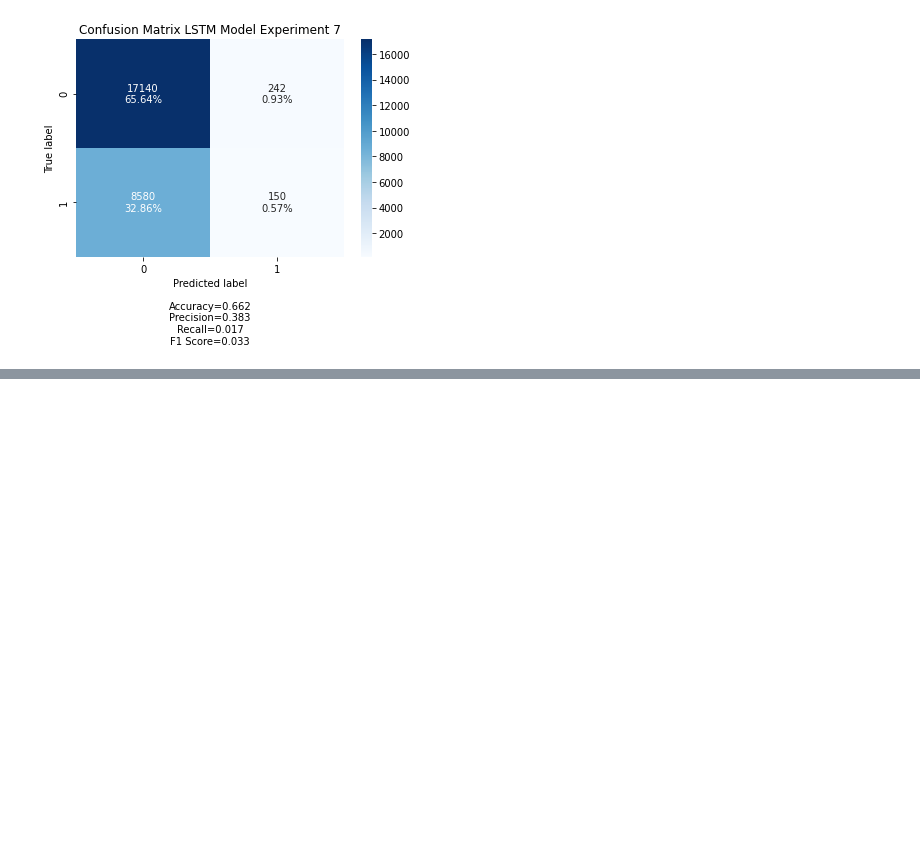
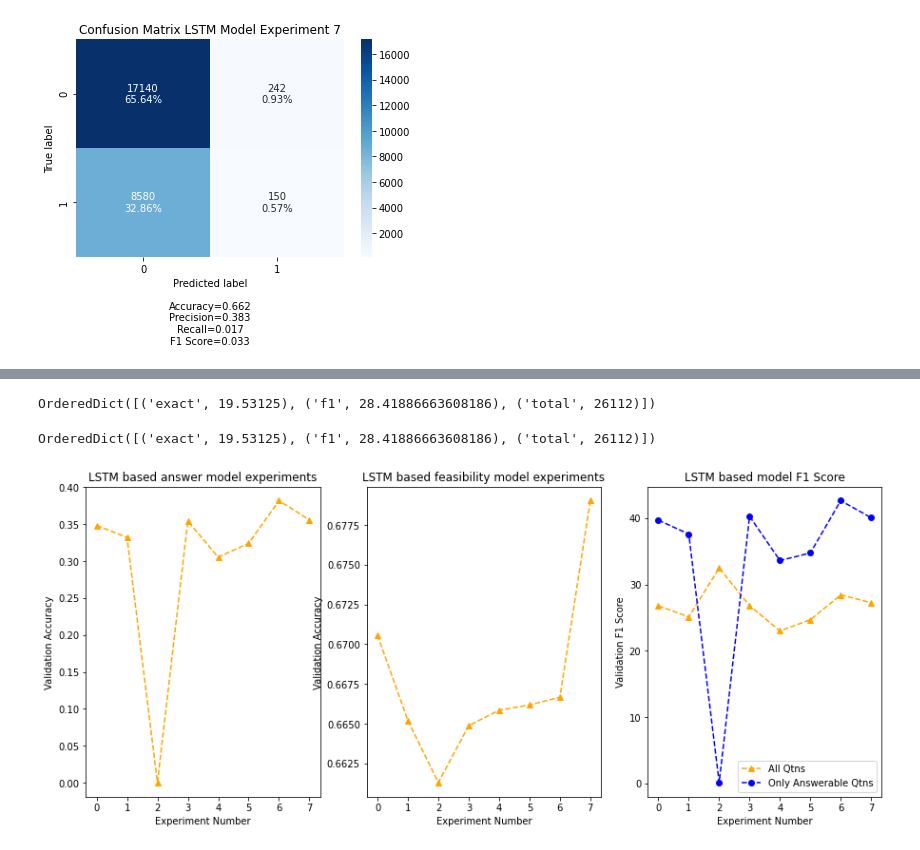
Before and after one commit to anupjha10/w266_nlp_project, a Jupyter notebook: w266_project/Span_model_LSTM.ipynb, the cells around one changed output, grey strips where cells are left out. Drawn from its saved outputs; the diff is of its cells as text; code cells hidden in the pictures; blank space fills up the shorter version.

```diff
--- a/w266_project/Span_model_LSTM.ipynb
+++ b/w266_project/Span_model_LSTM.ipynb
@@ -1957,0 +2155,26 @@ for i in range(8):
+# %%
+g1 = calculate_f1(dataset_file_name = 'train-v2.0.json',
+                 prediction_file_name = 'Experiment6span_model_LSTM_answer_val_pred',
+                 only_answerable_questions=True)
+g2 = calculate_f1(dataset_file_name = 'train-v2.0.json',
+                 prediction_file_name = 'Experiment6span_model_LSTM_answer_val_pred',
+                 only_answerable_questions=False)
+# %%
+g2
+# %% [output]
+OrderedDict([('exact', 19.53125), ('f1', 28.41886663608186), ('total', 26112)])
+# %%
+f1_score = []
+f1_score_only_answerable = []
+for epno in range(8):
+    ExperimentNo = "Experiment"+str(epno)
+    g1 = calculate_f1(dataset_file_name = 'train-v2.0.json',
+                 prediction_file_name = 'Experiment6span_model_LSTM_answer_val_pred',
+                 only_answerable_questions=True)
+    g2 = calculate_f1(dataset_file_name = 'train-v2.0.json',
+                 prediction_file_name = 'Experiment6span_model_LSTM_answer_val_pred',
+                 only_answerable_questions=False)
+    f1_score.append(g1['f1'])
+    f1_score_only_answerable.append(g2['f1'])
+# %% [output]
+OrderedDict([('exact', 19.53125), ('f1', 28.41886663608186), ('total', 26112)])
@@ -1957,0 +2237,4 @@ for i in range(8):
+# %%
+plot_experiment_results_all()
+# %% [output]
+[figure, added]
```
Also changed, not shown: parts of 7 cells of this notebook.
